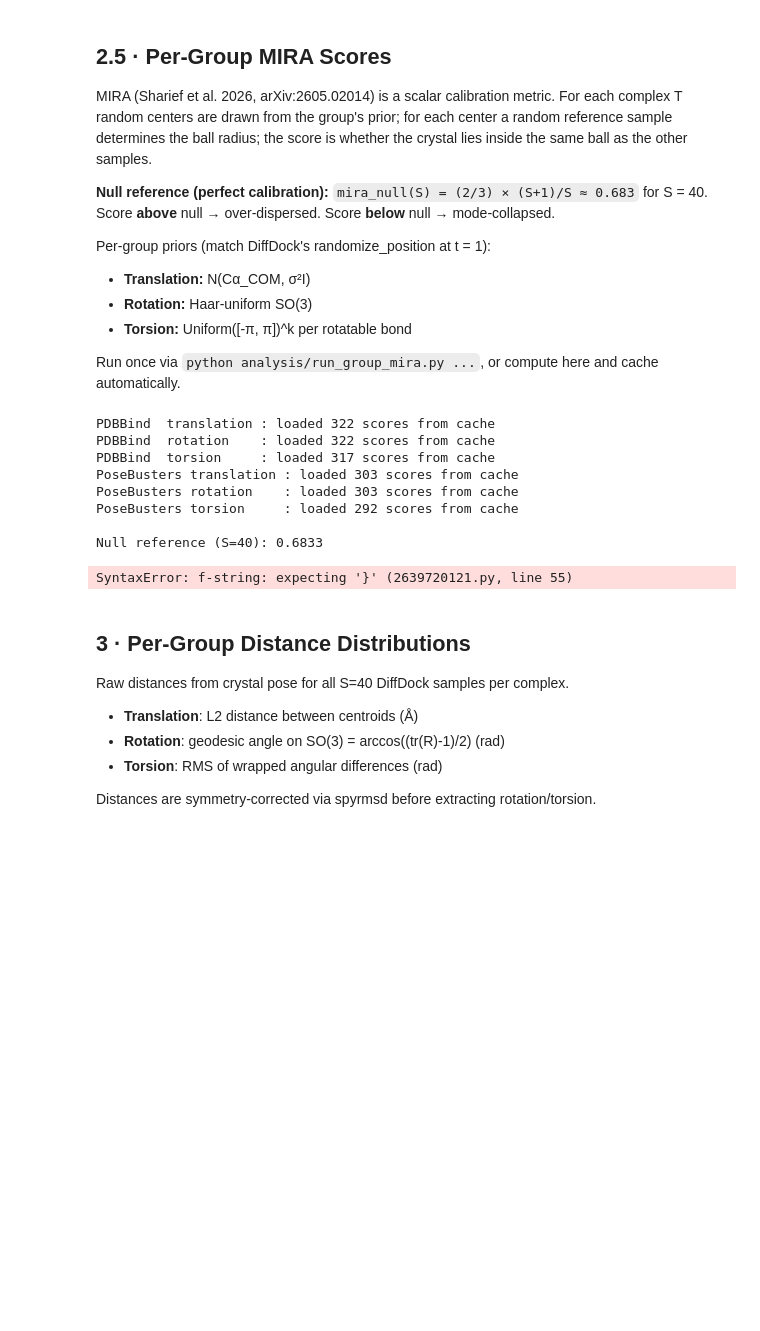
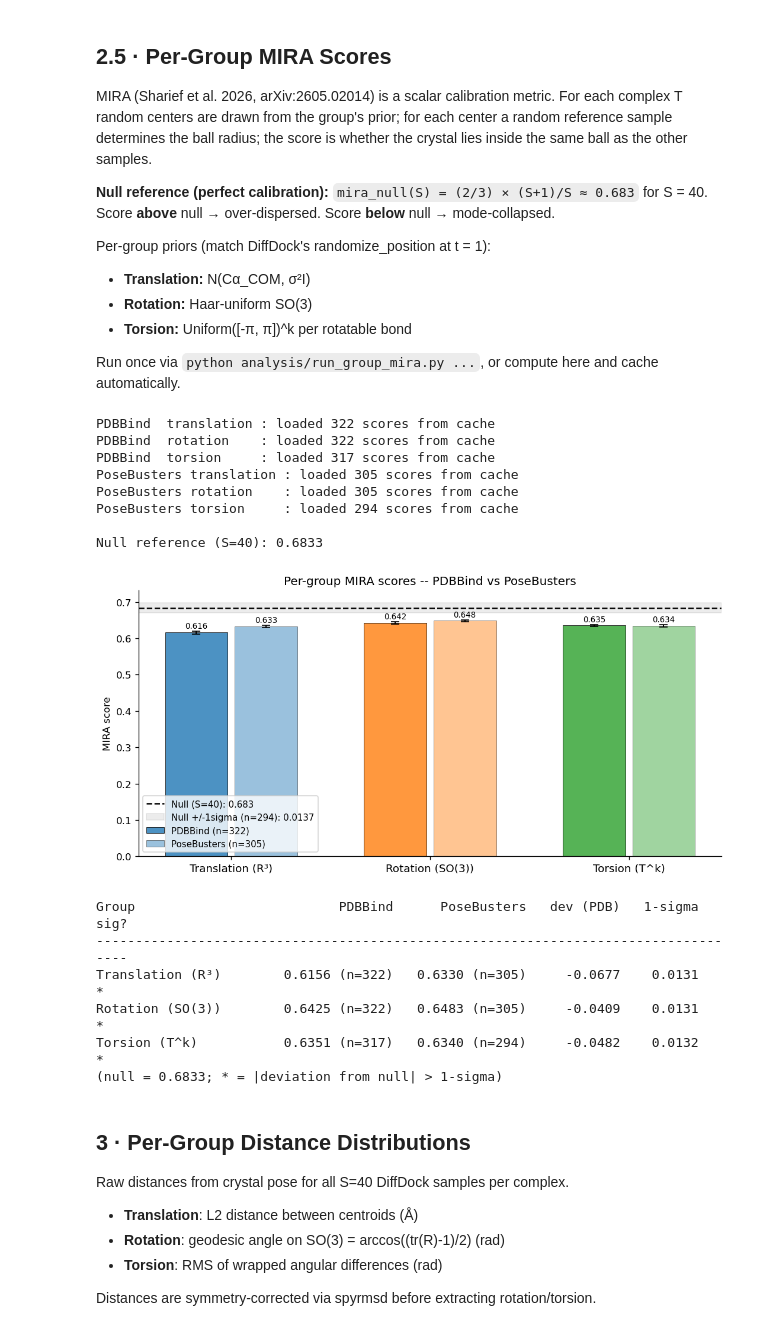
Before and after one commit to quentin-fuchs/MasterThesis, a Jupyter notebook: notebooks/group_tarp_mira.ipynb, the cells around one changed output. Drawn from its saved outputs; the diff is of its cells as text; code cells hidden in the pictures; blank space fills up the shorter version.

```diff
--- a/notebooks/group_tarp_mira.ipynb
+++ b/notebooks/group_tarp_mira.ipynb
@@ -308,7 +308,7 @@ for _g in ('translation', 'rotation', 'torsion'):
 if _need_compute_pb and pb_names_tarp is not None:
     print("\nComputing PoseBusters per-group MIRA …")
     from pathlib import Path
-    _pb_idx = {d.name: d for d in Path('../results/posebusters_inference').iterdir() if d.is_dir()}
+    _pb_idx = {d.name: d for d in Path('/home/qf226/rds/hpc-work/results/DiffDock/pb_evaluate_v2_merged').iterdir() if d.is_dir() and any(d.glob('rank*.sdf'))}
 
     _pb_res = run_group_mira_eval(
         pb_names_tarp, _pb_idx, '/home/qf226/rds/hpc-work/data/posebusters_benchmark_set',
@@ -326,9 +326,9 @@ print(f"\nNull reference (S=40): {MIRA_NULL_40:.4f}")
 PDBBind  translation : loaded 322 scores from cache
 PDBBind  rotation    : loaded 322 scores from cache
 PDBBind  torsion     : loaded 317 scores from cache
-PoseBusters translation : loaded 303 scores from cache
-PoseBusters rotation    : loaded 303 scores from cache
-PoseBusters torsion     : loaded 292 scores from cache
+PoseBusters translation : loaded 305 scores from cache
+PoseBusters rotation    : loaded 305 scores from cache
+PoseBusters torsion     : loaded 294 scores from cache
 
 Null reference (S=40): 0.6833
 # %%
@@ -364,9 +364,9 @@ if pdb_group_mira and pb_group_mira:
     # Analytic +-1sigma null band: sigma = sqrt(1/(18*L)), from Beta(2,1) null (MIRA paper)
     # Use the smallest valid L across groups and datasets (widest / most conservative band).
     _all_L = [
-        len(gm.get(g, {}).get("scores") or [])
+        (0 if gm.get(g, {}).get("scores") is None else len(gm.get(g, {}).get("scores")))
         for gm in (pdb_group_mira, pb_group_mira) for g in _groups
-        if len(gm.get(g, {}).get("scores") or []) > 0
+        if (0 if gm.get(g, {}).get("scores") is None else len(gm.get(g, {}).get("scores"))) > 0
     ]
     _L_ref = min(_all_L) if _all_L else 1
     _sigma = np.sqrt(1 / (18 * _L_ref))
@@ -378,34 +378,40 @@ if pdb_group_mira and pb_group_mira:
 
     ax.set_xticks(_x)
     ax.set_xticklabels(_labels, fontsize=11)
     ax.set_ylabel("MIRA score")
     ax.set_title("Per-group MIRA scores -- PDBBind vs PoseBusters", fontsize=12)
     ax.legend(fontsize=9)
     plt.tight_layout()
     plt.savefig(f"{FIGURES}/group_mira_scores_bar.png", dpi=150, bbox_inches="tight")
     plt.show()
 
     # Summary table with per-group analytic sigma
     print("{:<22} {:>15}  {:>15}  {:>10}  {:>8}  {:>5}".format(
         "Group", "PDBBind", "PoseBusters", "dev (PDB)", "1-sigma", "sig?"))
     print("-" * 84)
     for g in _groups:
         pdb_s = pdb_group_mira.get(g, {}).get("scores")
         pb_s  = pb_group_mira.get(g, {}).get("scores")
         pdb_str = f"{pdb_s.mean():.4f} (n={len(pdb_s)})" if pdb_s is not None and len(pdb_s) else "(missing)"
         pb_str  = f"{pb_s.mean():.4f} (n={len(pb_s)})"  if pb_s  is not None and len(pb_s)  else "(missing)"
         L_g     = len(pdb_s) if pdb_s is not None and len(pdb_s) else 0
         sigma_g = np.sqrt(1 / (18 * L_g)) if L_g > 0 else float("nan")
         dev     = pdb_s.mean() - MIRA_NULL_40 if L_g > 0 else float("nan")
         dev_str   = f"{dev:+.4f}" if np.isfinite(dev) else ""
         sigma_str = f"{sigma_g:.4f}" if np.isfinite(sigma_g) else ""
         sig_flag  = "*" if np.isfinite(dev) and np.isfinite(sigma_g) and abs(dev) > sigma_g else ""
         print(f"{LABELS[g]:<22} {pdb_str:>15}  {pb_str:>15}  {dev_str:>10}  {sigma_str:>8}  {sig_flag:>5}")
     print(f"(null = {MIRA_NULL_40:.4f}; * = |deviation from null| > 1-sigma)")
 else:
     print("MIRA scores not yet available -- run cell 2.5a first.")
 # %% [output]
+[figure, added]
-SyntaxError: f-string: expecting '}' (2639720121.py, line 55)
+Group                          PDBBind      PoseBusters   dev (PDB)   1-sigma   sig?
+------------------------------------------------------------------------------------
+Translation (R³)        0.6156 (n=322)   0.6330 (n=305)     -0.0677    0.0131      *
+Rotation (SO(3))        0.6425 (n=322)   0.6483 (n=305)     -0.0409    0.0131      *
+Torsion (T^k)           0.6351 (n=317)   0.6340 (n=294)     -0.0482    0.0132      *
+(null = 0.6833; * = |deviation from null| > 1-sigma)
 # %% [markdown]
 ## 3 · Per-Group Distance Distributions
 
```
Also changed, not shown: parts of 19 cells of this notebook, 2 other files.
